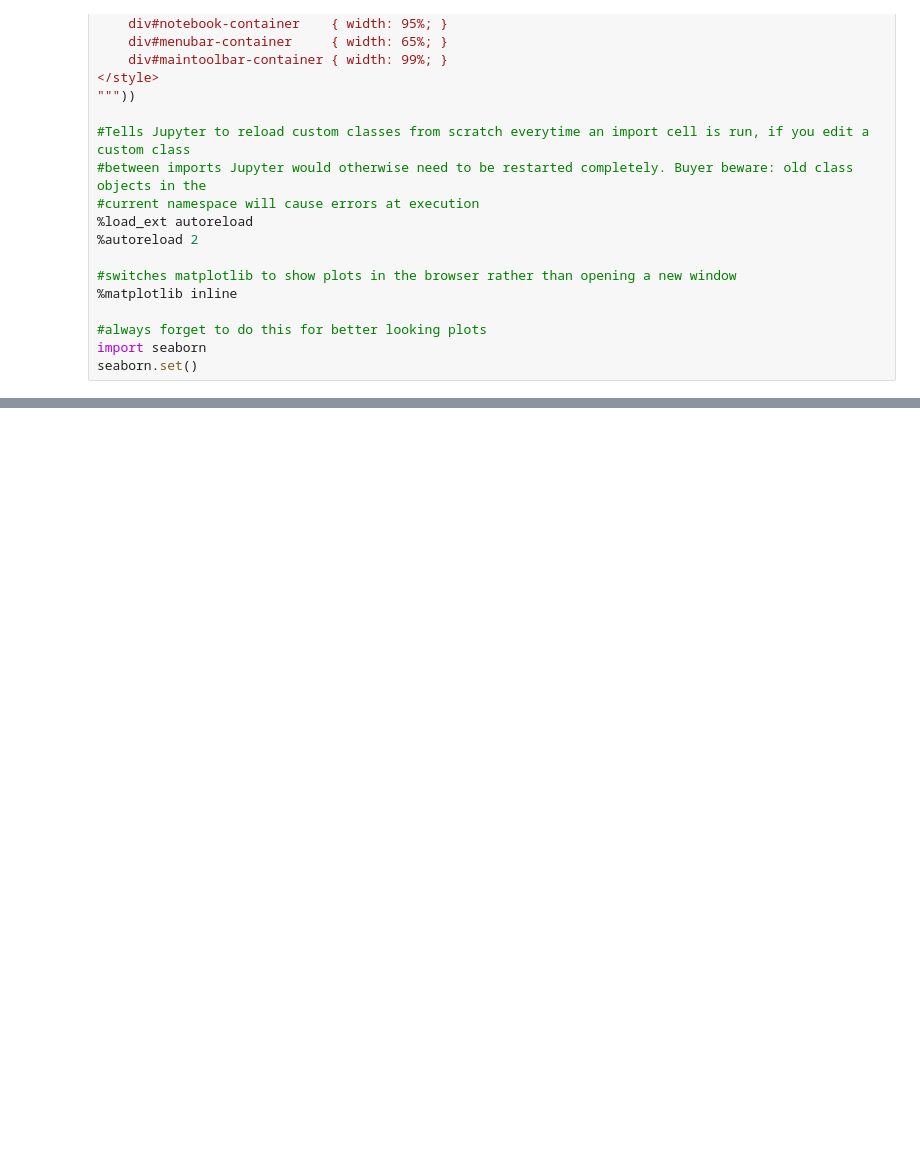
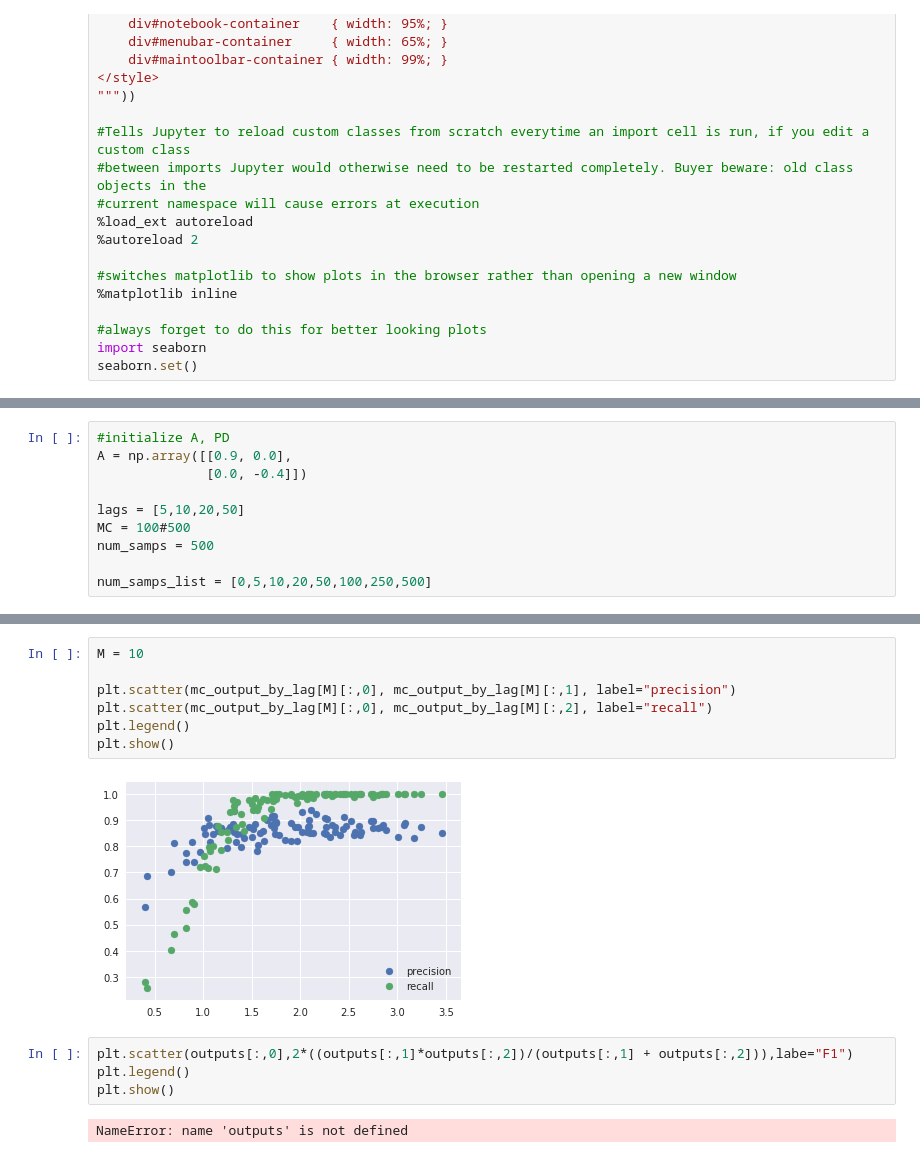
Before and after one commit to cpatdowling/building_transfer, a Jupyter notebook: notebooks/build_sys_2019_current.ipynb, the cells around one changed output, grey strips where cells are left out. Saved outputs shown, nothing was run; the diff lists cells and outputs as text; blank space fills up the shorter version.

```diff
--- a/notebooks/build_sys_2019_current.ipynb
+++ b/notebooks/build_sys_2019_current.ipynb
@@ -45,0 +49,10 @@ from eplusprocessing import *
+# %%
+#initialize A, PD
+A = np.array([[0.9, 0.0],
+              [0.0, -0.4]])
+
+lags = [5,10,20,50]
+MC = 100#500
+num_samps = 500
+
+num_samps_list = [0,5,10,20,50,100,250,500]
@@ -45,0 +141,15 @@ from eplusprocessing import *
+# %%
+M = 10
+
+plt.scatter(mc_output_by_lag[M][:,0], mc_output_by_lag[M][:,1], label="precision")
+plt.scatter(mc_output_by_lag[M][:,0], mc_output_by_lag[M][:,2], label="recall")
+plt.legend()
+plt.show()
+# %% [output]
+[figure, added]
+# %%
+plt.scatter(outputs[:,0],2*((outputs[:,1]*outputs[:,2])/(outputs[:,1] + outputs[:,2])),labe="F1")
+plt.legend()
+plt.show()
+# %% [output]
+NameError: name 'outputs' is not defined
```
Also changed, not shown: parts of 9 cells of this notebook, 2 other files.
